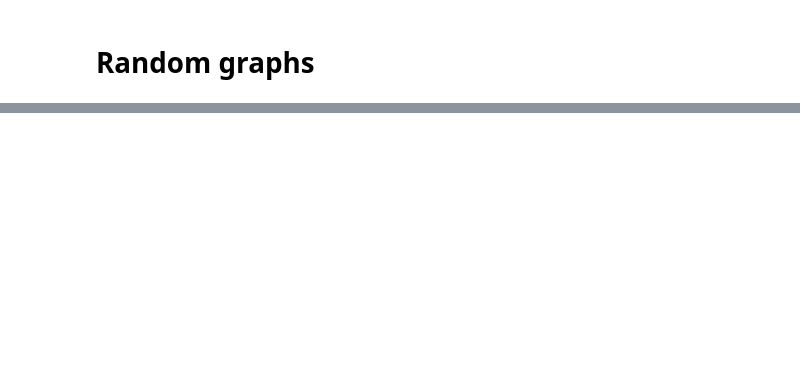
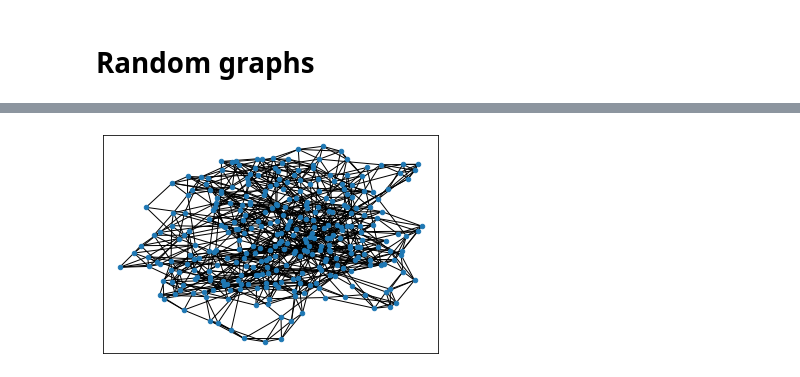
Before and after one commit to bernatesquirol/complexify, a Jupyter notebook: notebooks/03_RandomGraphs.ipynb, the cells around one changed output, grey strips where cells are left out. Saved outputs shown, nothing was run; the diff lists cells and outputs as text; code cells hidden in the pictures; blank space fills up the shorter version.

```diff
--- a/notebooks/03_RandomGraphs.ipynb
+++ b/notebooks/03_RandomGraphs.ipynb
@@ -104,0 +99,6 @@ import networkx as nx
+# %%
+random_3 = nx.connected_watts_strogatz_graph(len(G), int(np.mean(degrees)/2),0.2)
+# %%
+nx.draw_networkx(random_3, with_labels=False, node_size=20)
+# %% [output]
+[figure, added]
```
Also changed, not shown: parts of 67 cells of this notebook, 3 other files.
